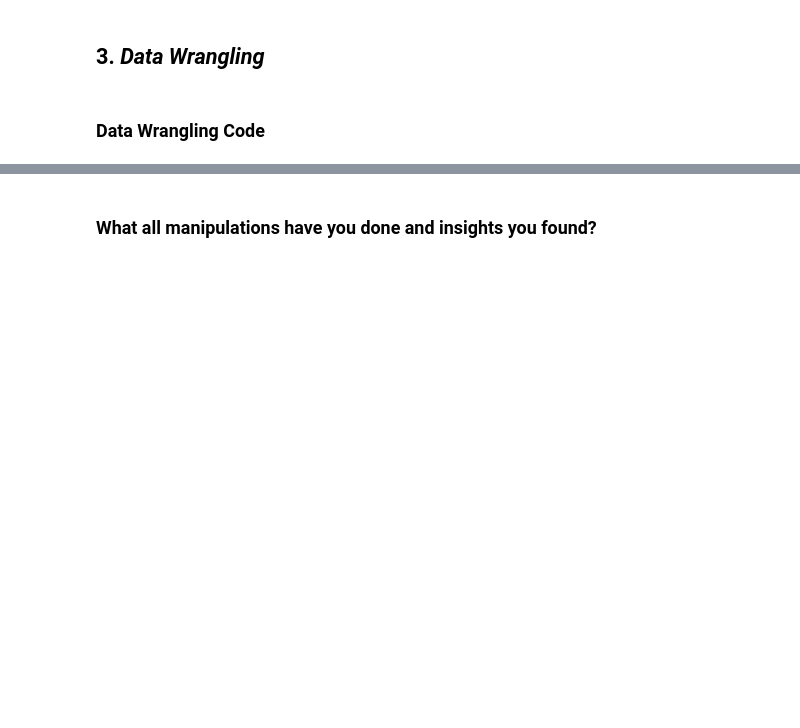
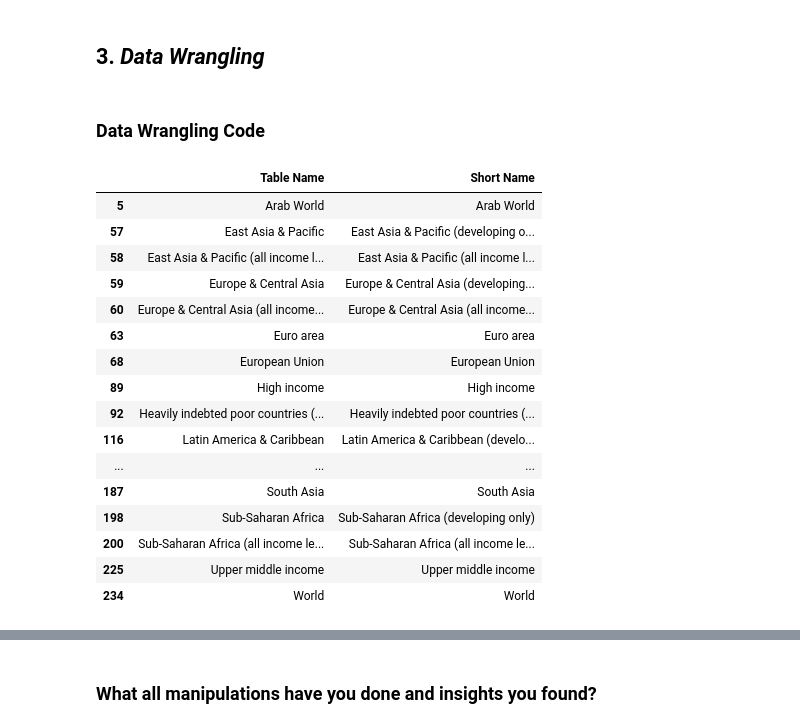
Before and after one commit to kunj1674/Colab_Project, a Jupyter notebook: EDA_Submission_Template.ipynb, the cells around one changed output, grey strips where cells are left out. Saved outputs shown, nothing was run; the diff lists cells and outputs as text; code cells hidden in the pictures; blank space fills up the shorter version.

```diff
--- a/EDA_Submission_Template.ipynb
+++ b/EDA_Submission_Template.ipynb
@@ -255,3 +310,29 @@ Answer Here
 ### Data Wrangling Code
 # %%
 # Write your code to make your dataset analysis ready.
+df_edited=df.drop(columns=['Unnamed: 31'])
+df_edited['National accounts reference year']=df_edited['National accounts reference year'].fillna(df_edited['National accounts reference year'].mean())
+# %%
+df_edited['Latest industrial data']=df['Latest industrial data'].fillna(df['Latest industrial data'].median())
+# %%
+df_edited['Latest trade data']=df['Latest trade data'].fillna(df['Latest trade data'].median())
+# %%
+df_edited.loc[df_edited['Currency Unit'].isna(),['Table Name','Short Name']]
+# %% [output]
+|  | Table Name | Short Name |
+| 5 | Arab World | Arab World |
+| 57 | East Asia & Pacific | East Asia & Pacific (developing o... |
+| 58 | East Asia & Pacific (all income l... | East Asia & Pacific (all income l... |
+| 59 | Europe & Central Asia | Europe & Central Asia (developing... |
+| 60 | Europe & Central Asia (all income... | Europe & Central Asia (all income... |
+| 63 | Euro area | Euro area |
+| 68 | European Union | European Union |
+| 89 | High income | High income |
+| 92 | Heavily indebted poor countries (... | Heavily indebted poor countries (... |
+| 116 | Latin America & Caribbean | Latin America & Caribbean (develo... |
+| ... | ... | ... |
+| 187 | South Asia | South Asia |
+| 198 | Sub-Saharan Africa | Sub-Saharan Africa (developing only) |
+| 200 | Sub-Saharan Africa (all income le... | Sub-Saharan Africa (all income le... |
+| 225 | Upper middle income | Upper middle income |
+| 234 | World | World |
```
Also changed, not shown: parts of 10 cells of this notebook.
